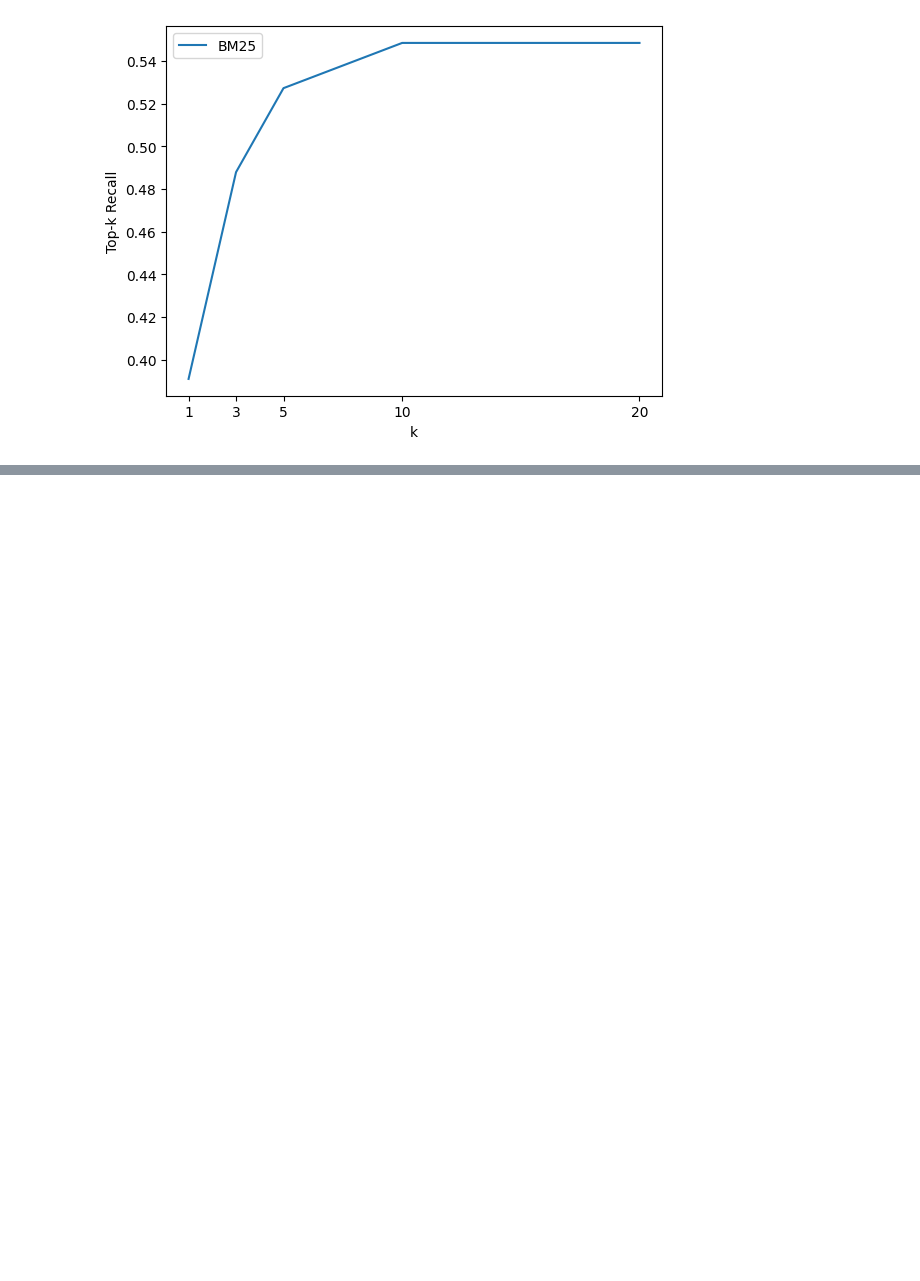
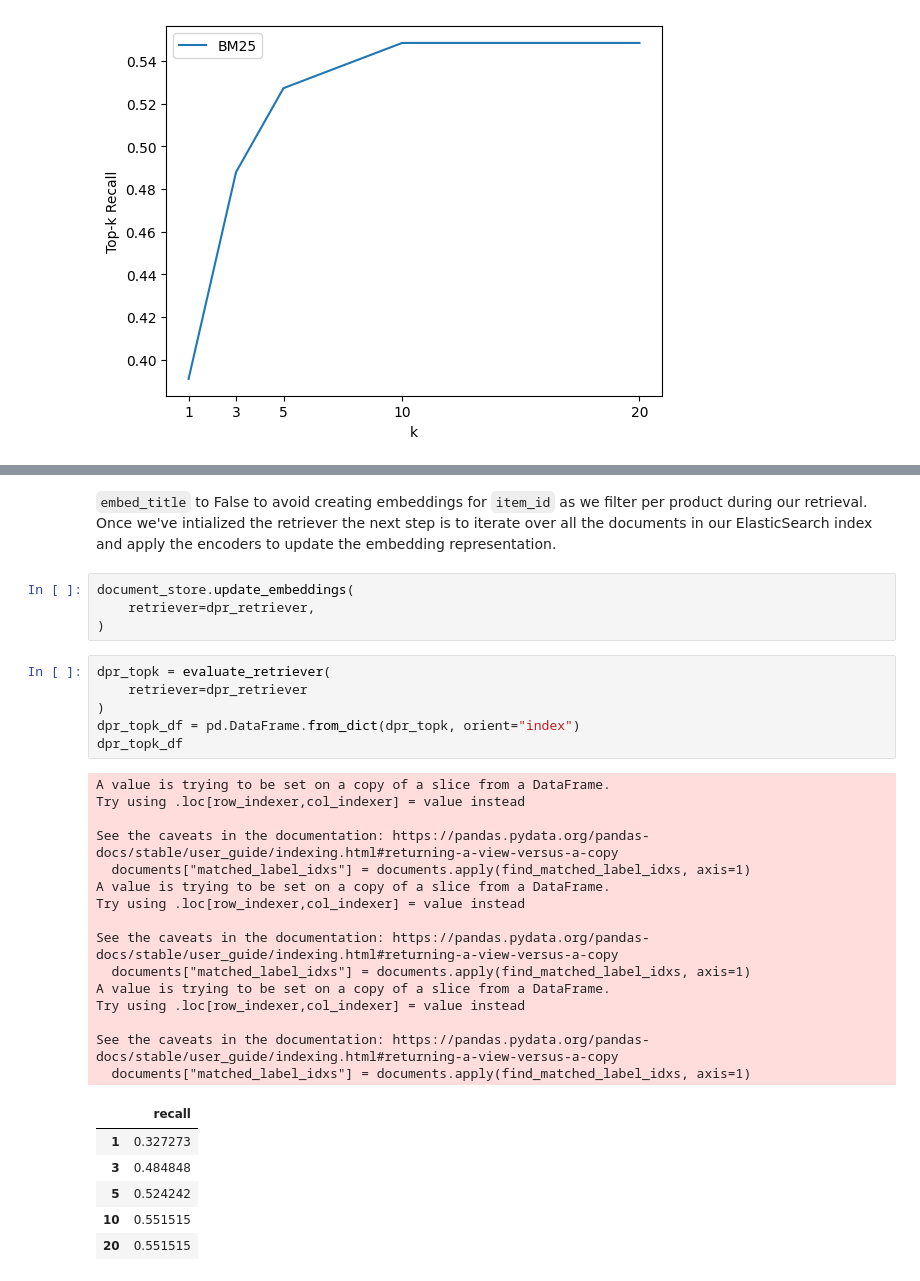
Before and after one commit to JpChii/nlp-with-hugging-face, a Jupyter notebook: notebooks/7-question-answering.ipynb, the cells around one changed output, grey strips where cells are left out. Drawn from its saved outputs; the diff is of its cells as text; blank space fills up the shorter version.

```diff
--- a/notebooks/7-question-answering.ipynb
+++ b/notebooks/7-question-answering.ipynb
@@ -1280,0 +1281,34 @@ plot_retriever_eval([bm25_topk_df], ["BM25"])
+# %% [markdown]
+`embed_title` to False to avoid creating embeddings for `item_id` as we filter per product during our retrieval. Once we've intialized the retriever the next step is to iterate over all the documents in our ElasticSearch index and apply the encoders to update the embedding representation.
+# %%
+document_store.update_embeddings(
+    retriever=dpr_retriever,
+)
+# %%
+dpr_topk = evaluate_retriever(
+    retriever=dpr_retriever
+)
+dpr_topk_df = pd.DataFrame.from_dict(dpr_topk, orient="index")
+dpr_topk_df
+# %% [output]
+A value is trying to be set on a copy of a slice from a DataFrame.
+Try using .loc[row_indexer,col_indexer] = value instead
+
+See the caveats in the documentation: https://pandas.pydata.org/pandas-docs/stable/user_guide/indexing.html#returning-a-view-versus-a-copy
+  documents["matched_label_idxs"] = documents.apply(find_matched_label_idxs, axis=1)
+A value is trying to be set on a copy of a slice from a DataFrame.
+Try using .loc[row_indexer,col_indexer] = value instead
+
+See the caveats in the documentation: https://pandas.pydata.org/pandas-docs/stable/user_guide/indexing.html#returning-a-view-versus-a-copy
+  documents["matched_label_idxs"] = documents.apply(find_matched_label_idxs, axis=1)
+A value is trying to be set on a copy of a slice from a DataFrame.
+Try using .loc[row_indexer,col_indexer] = value instead
+
+See the caveats in the documentation: https://pandas.pydata.org/pandas-docs/stable/user_guide/indexing.html#returning-a-view-versus-a-copy
+  documents["matched_label_idxs"] = documents.apply(find_matched_label_idxs, axis=1)
+|  | recall |
+| 1 | 0.327273 |
+| 3 | 0.484848 |
+| 5 | 0.524242 |
+| 10 | 0.551515 |
+| 20 | 0.551515 |
```
Also changed, not shown: parts of 12 cells of this notebook, 2 other files.
